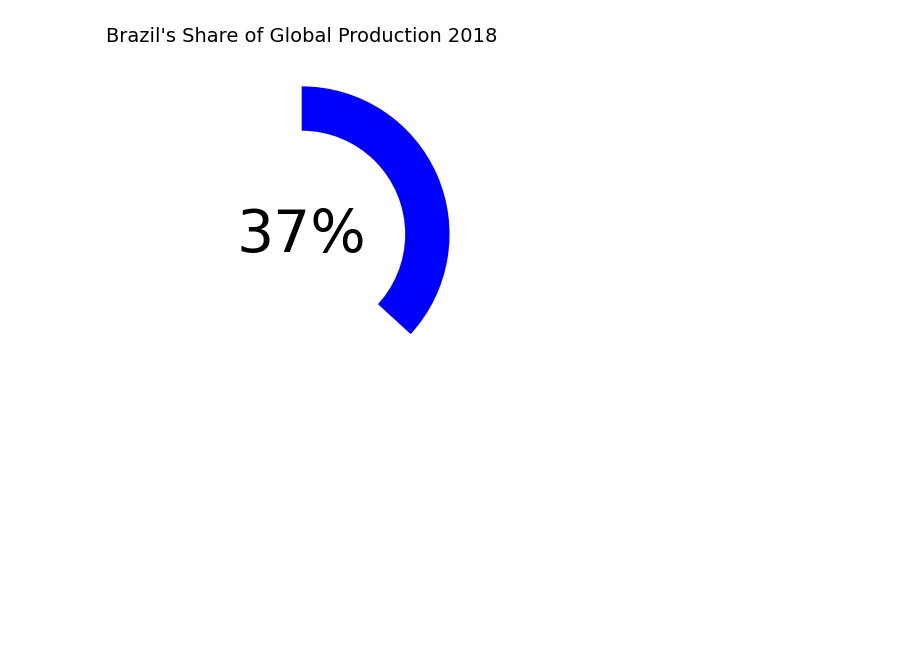
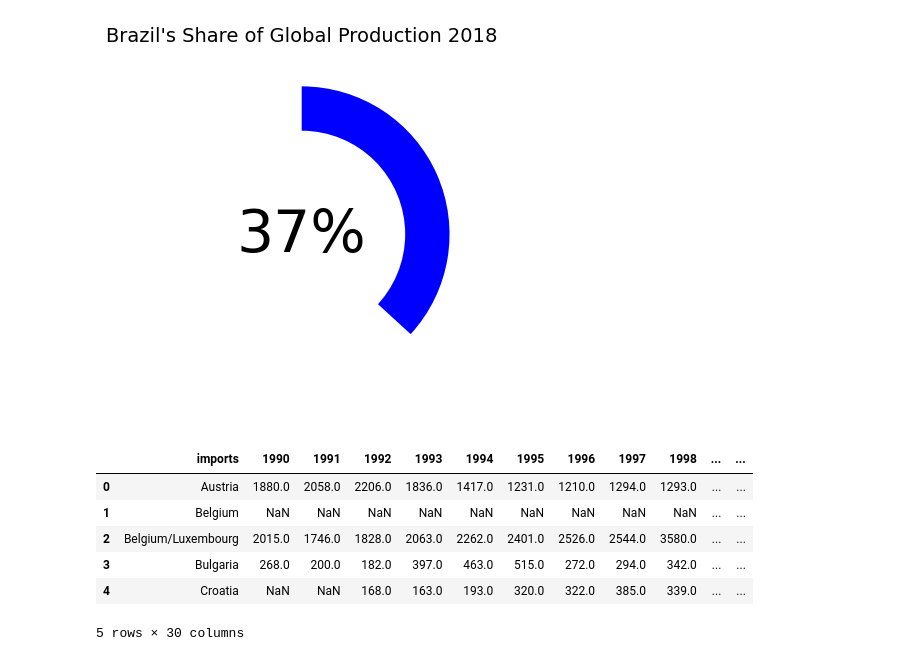
Before and after one commit to MeetPatel89/global_coffee_market, a Jupyter notebook: notebook.ipynb, the cells around one changed output. Saved outputs shown, nothing was run; the diff lists cells and outputs as text; code cells hidden in the pictures; blank space fills up the shorter version.

Commit message:
read coffee imports csv to dataframe

```diff
--- a/notebook.ipynb
+++ b/notebook.ipynb
@@ -327,3 +327,14 @@ ax.set_title("Brazil's Share of Global Production 2018", fontsize=14)
 plt.show()
 # %% [output]
 [figure]
+# %%
+imports = pd.read_csv(rf"{ROOT_DIR}/data/imports.csv")
+imports.head()
+# %% [output]
+|  | imports | 1990 | 1991 | 1992 | 1993 | 1994 | 1995 | 1996 | 1997 | 1998 | ... | ... |
+| 0 | Austria | 1880.0 | 2058.0 | 2206.0 | 1836.0 | 1417.0 | 1231.0 | 1210.0 | 1294.0 | 1293.0 | ... | ... |
+| 1 | Belgium | NaN | NaN | NaN | NaN | NaN | NaN | NaN | NaN | NaN | ... | ... |
+| 2 | Belgium/Luxembourg | 2015.0 | 1746.0 | 1828.0 | 2063.0 | 2262.0 | 2401.0 | 2526.0 | 2544.0 | 3580.0 | ... | ... |
+| 3 | Bulgaria | 268.0 | 200.0 | 182.0 | 397.0 | 463.0 | 515.0 | 272.0 | 294.0 | 342.0 | ... | ... |
+| 4 | Croatia | NaN | NaN | 168.0 | 163.0 | 193.0 | 320.0 | 322.0 | 385.0 | 339.0 | ... | ... |
+5 rows × 30 columns
```
Also changed, not shown: parts of 1 cell of this notebook.
